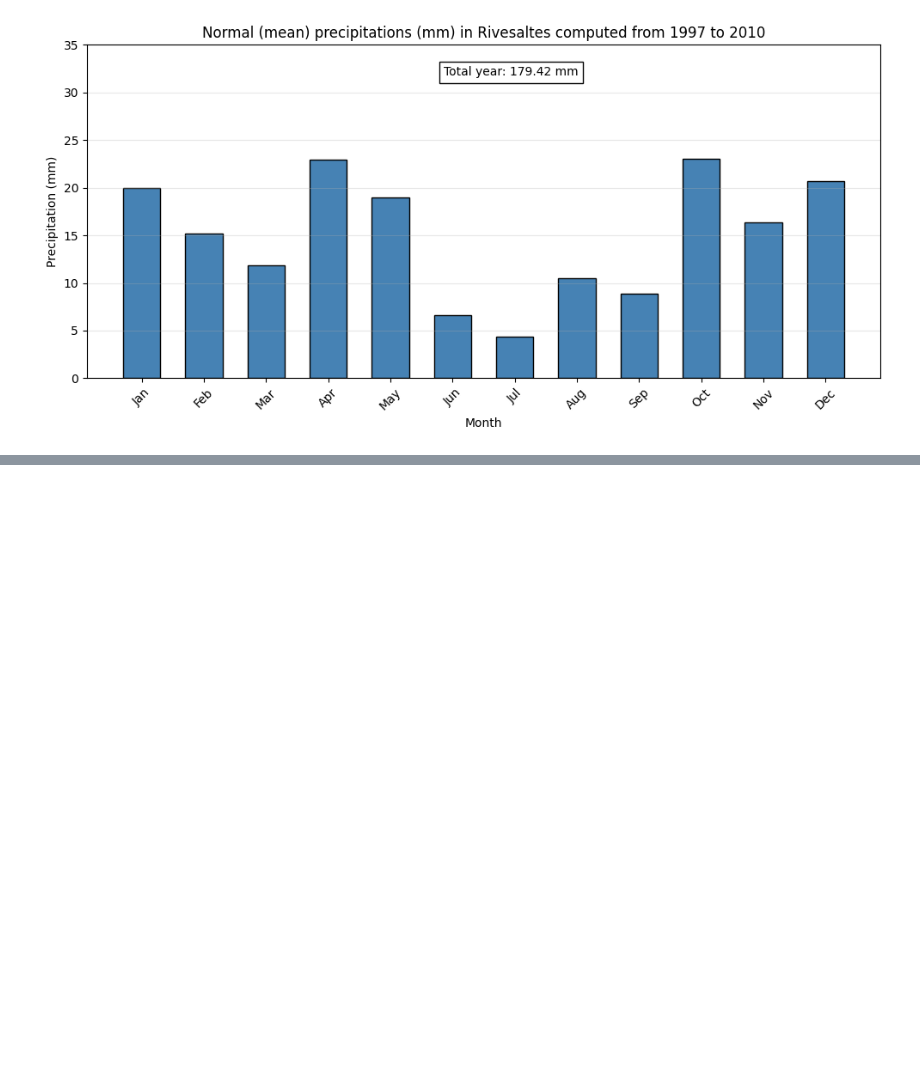
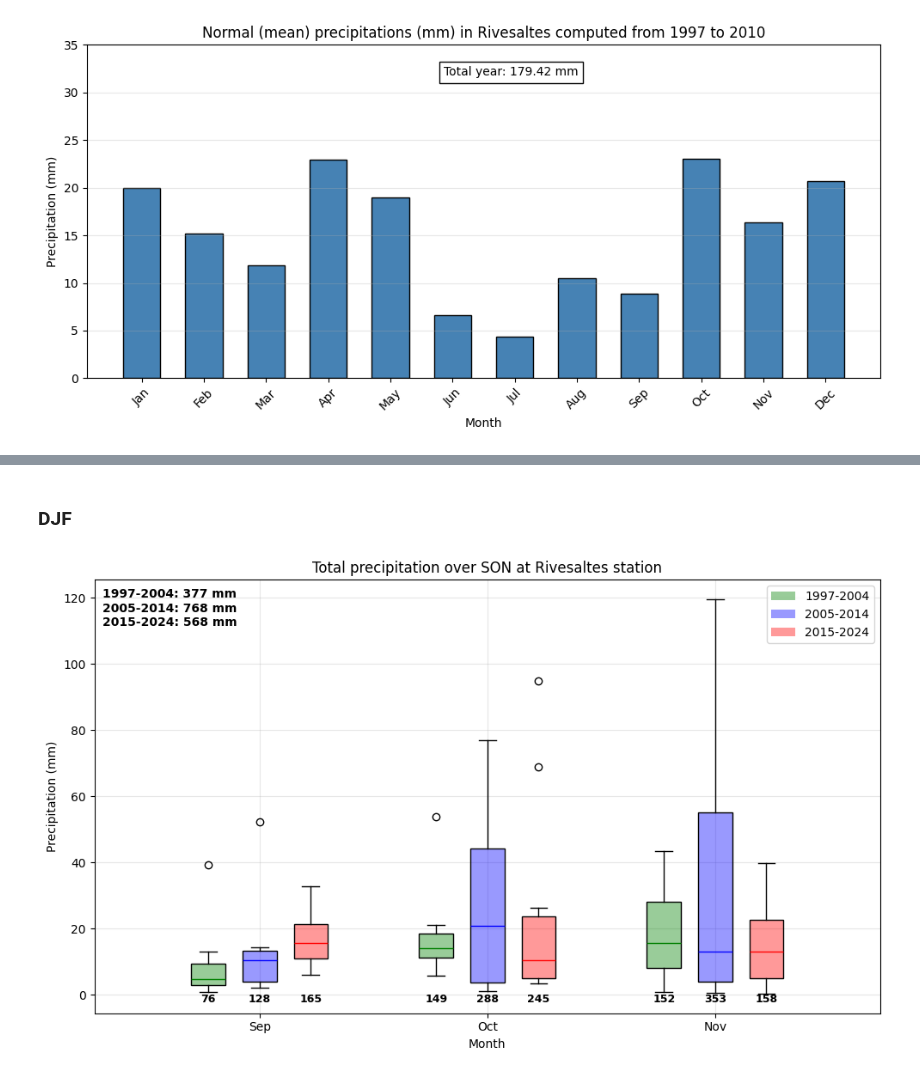
Before and after one commit to leopaulbaleneenm-source/Climate_Change_PO, a Jupyter notebook: notebooks/precip/rr1_viz.ipynb, the cells around one changed output, grey strips where cells are left out. Drawn from its saved outputs; the diff is of its cells as text; code cells hidden in the pictures; blank space fills up the shorter version.

```diff
--- a/notebooks/precip/rr1_viz.ipynb
+++ b/notebooks/precip/rr1_viz.ipynb
@@ -152,0 +132,17 @@ sr_clim_snd_m = precip_climato(
+# %% [markdown]
+### DJF
+# %%
+sr_fst_m = sr_stdy_m.loc["1997-01-31":"2004-12-31"]
+sr_sec_m = sr_stdy_m.loc["2005-01-31":"2014-12-31"]
+sr_thd_m = sr_stdy_m.loc["2015-01-31":"2024-12-31"]
+list_sr_m = [sr_fst_m, sr_sec_m, sr_thd_m]
+
+season_box(
+    list_sr_m,
+    (9, 10, 11),
+    "Precipitation (mm)",
+    "Total precipitation over SON at Rivesaltes station",
+    "precip"
+)
+# %% [output]
+[figure, added]
```
Also changed, not shown: parts of 9 cells of this notebook, 2 other files.
